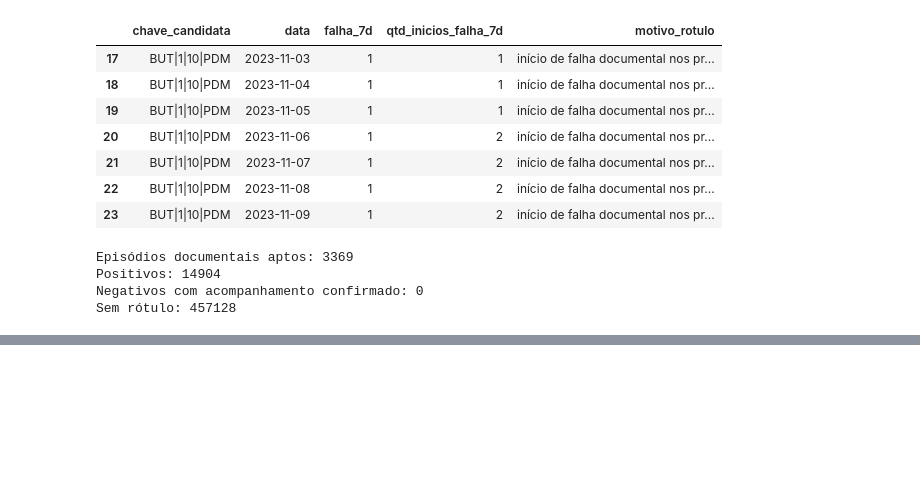
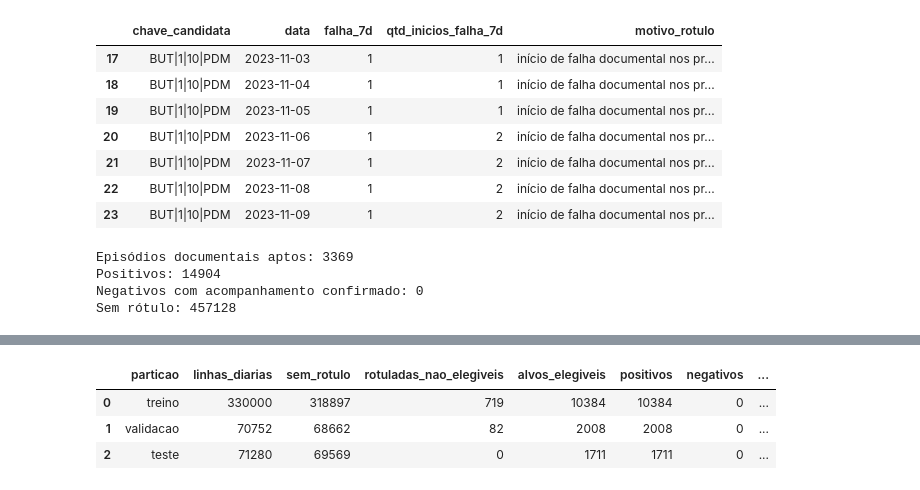
Before and after one commit to joaocardosodias/Lumem, a Jupyter notebook: models/modelo-rnn-1/01-criacao-tabela-mestra.ipynb, the cells around one changed output, grey strips where cells are left out. Drawn from its saved outputs; the diff is of its cells as text; code cells hidden in the pictures; blank space fills up the shorter version.

```diff
--- a/models/modelo-rnn-1/01-criacao-tabela-mestra.ipynb
+++ b/models/modelo-rnn-1/01-criacao-tabela-mestra.ipynb
@@ -4766,0 +4831,81 @@ Sem rótulo: 457128
+# %%
+diferencas_dias = base_treinamento.groupby("chave_candidata", sort=False)["data"].diff()
+assert diferencas_dias.dropna().eq(pd.Timedelta(days=1)).all()
+
+base_treinamento["inicio_janela_30d"] = (
+    base_treinamento.groupby("chave_candidata", sort=False)["data"].shift(DIAS_HISTORICO - 1)
+)
+base_treinamento["tem_historico_30d"] = (
+    base_treinamento["inicio_janela_30d"].eq(
+        base_treinamento["data"] - pd.Timedelta(days=DIAS_HISTORICO - 1)
+    )
+    & base_treinamento["inicio_janela_30d"].ge(base_treinamento["inicio_historico_porta"])
+)
+
+base_treinamento["fim_horizonte_7d"] = base_treinamento["data"] + pd.Timedelta(days=DIAS_ALVO)
+base_treinamento["horizonte_dentro_do_recorte"] = base_treinamento["fim_horizonte_7d"].le(DATA_FIM)
+base_treinamento["alvo_atravessa_corte"] = (
+    (
+        base_treinamento["particao"].eq("treino")
+        & base_treinamento["fim_horizonte_7d"].ge(INICIO_VALIDACAO)
+    )
+    | (
+        base_treinamento["particao"].eq("validacao")
+        & base_treinamento["fim_horizonte_7d"].ge(INICIO_TESTE)
+    )
+)
+base_treinamento["usar_como_alvo"] = (
+    base_treinamento["falha_7d"].notna()
+    & base_treinamento["tem_historico_30d"]
+    & base_treinamento["horizonte_dentro_do_recorte"]
+    & ~base_treinamento["alvo_atravessa_corte"]
+)
+
+# O motivo principal é apresentado sem apagar as demais condições.
+base_treinamento["motivo_selecao"] = "apta como alvo documental"
+base_treinamento.loc[
+    ~base_treinamento["tem_historico_30d"], "motivo_selecao"
+] = "histórico inferior a 30 dias"
+base_treinamento.loc[
+    base_treinamento["alvo_atravessa_corte"], "motivo_selecao"
+] = "horizonte alcança a próxima partição"
+base_treinamento.loc[
+    ~base_treinamento["horizonte_dentro_do_recorte"], "motivo_selecao"
+] = "horizonte fora do recorte"
+base_treinamento.loc[
+    base_treinamento["falha_7d"].isna(), "motivo_selecao"
+] = "sem rótulo; motivo detalhado em motivo_rotulo"
+
+indices_alvo = {}
+alvos_por_particao = {}
+linhas_resumo_atualizado = []
+for particao in ["treino", "validacao", "teste"]:
+    linhas_particao = base_treinamento["particao"].eq(particao)
+    indices = base_treinamento.index[linhas_particao & base_treinamento["usar_como_alvo"]]
+    indices_alvo[particao] = indices
+    alvos_por_particao[particao] = base_treinamento.loc[indices, "falha_7d"].astype("int8")
+    amostras = base_treinamento.loc[indices]
+    linhas_resumo_atualizado.append({
+        "particao": particao,
+        "linhas_diarias": int(linhas_particao.sum()),
+        "sem_rotulo": int(base_treinamento.loc[linhas_particao, "falha_7d"].isna().sum()),
+        "rotuladas_nao_elegiveis": int((
+            linhas_particao & base_treinamento["falha_7d"].notna()
+            & ~base_treinamento["usar_como_alvo"]
+        ).sum()),
+        "alvos_elegiveis": len(amostras),
+        "positivos": int(amostras["falha_7d"].eq(1).sum()),
+        "negativos": int(amostras["falha_7d"].eq(0).sum()),
+        "primeiro_alvo": amostras["data"].min(),
+        "ultimo_alvo": amostras["data"].max(),
+        "tem_duas_classes": set(amostras["falha_7d"].unique()) == {0, 1},
+    })
+resumo_base_treinamento = pd.DataFrame(linhas_resumo_atualizado)
+with pd.option_context("display.max_columns", None):
+    display(resumo_base_treinamento)
+display(pd.crosstab(base_treinamento["particao"], base_treinamento["motivo_selecao"]))
+# %% [output]
+|  | particao | linhas_diarias | sem_rotulo | rotuladas_nao_elegiveis | alvos_elegiveis | positivos | negativos | ... |
+| 0 | treino | 330000 | 318897 | 719 | 10384 | 10384 | 0 | ... |
+| 1 | validacao | 70752 | 68662 | 82 | 2008 | 2008 | 0 | ... |
+| 2 | teste | 71280 | 69569 | 0 | 1711 | 1711 | 0 | ... |
```
Also changed, not shown: parts of 7 cells of this notebook.
